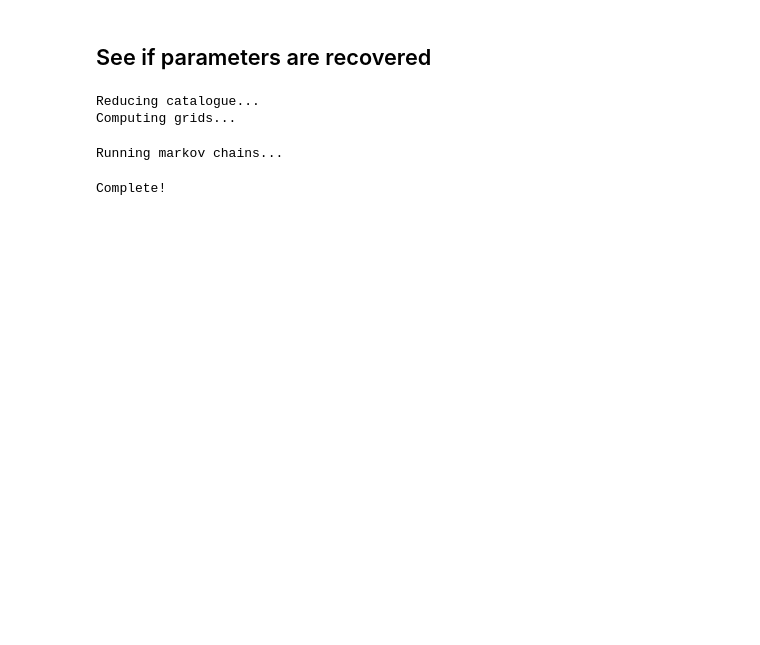
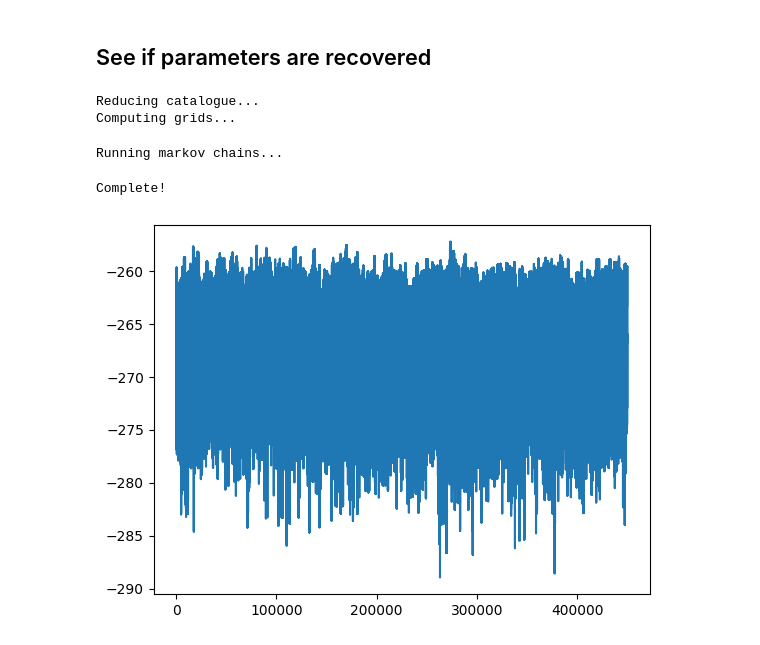
Before and after one commit to BenPennell/BrownDwarfProbabilities, a Jupyter notebook: SynthData.ipynb, the cells around one changed output. Drawn from its saved outputs; the diff is of its cells as text; code cells hidden in the pictures; blank space fills up the shorter version.

```diff
--- a/SynthData.ipynb
+++ b/SynthData.ipynb
@@ -162,4 +181,8 @@ Reducing catalogue...
 Computing grids...
 Running markov chains...
 Complete!
+# %%
+plt.plot(synthsampler.sampler.get_log_prob(discard=1000, flat=True));
+# %% [output]
+[figure, added]
 # %%
```
Also changed, not shown: parts of 41 cells of this notebook, 6 other files.
